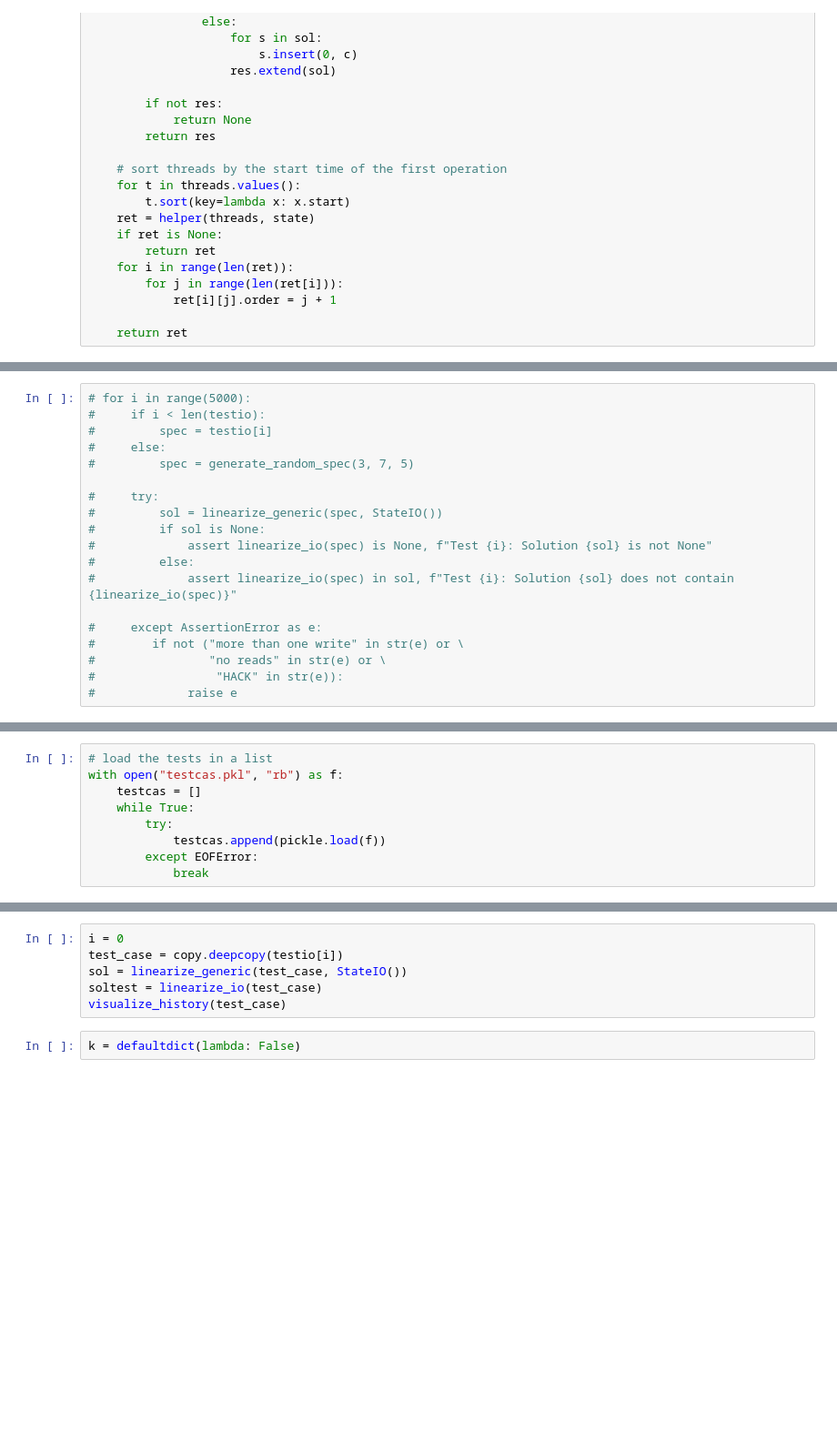
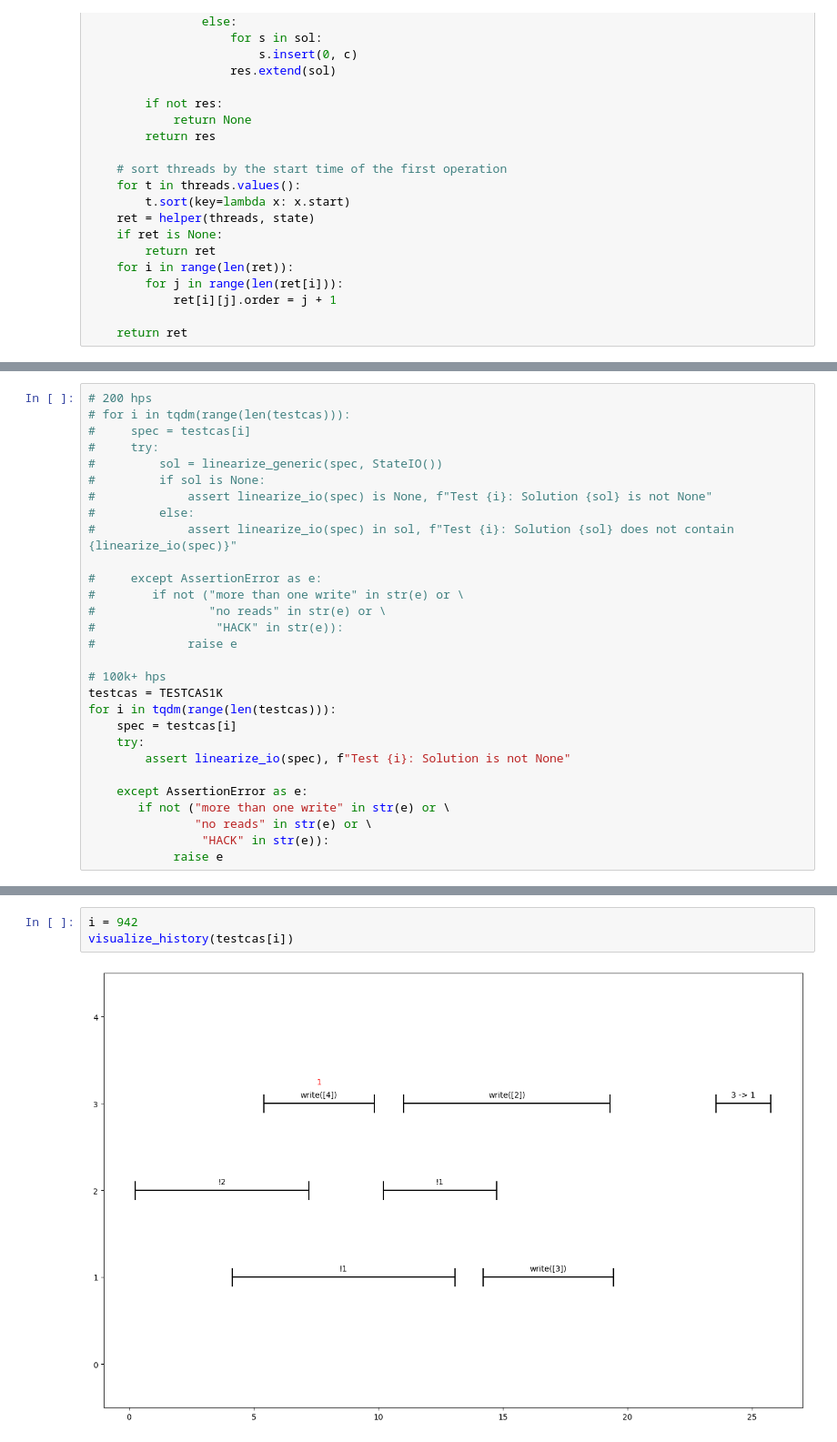
Before and after one commit to Pylyr/thesis-concurrency, a Jupyter notebook: linearization.ipynb, the cells around one changed output, grey strips where cells are left out. Shown: that part at 91% size. Saved outputs shown, nothing was run; the diff lists cells and outputs as text; blank space fills up the shorter version.

Commit message:
unordered false cas

```diff
--- a/linearization.ipynb
+++ b/linearization.ipynb
@@ -393,10 +477,7 @@ def generate_random_spec(n : int, m : int, p : int):
 # %%
-# for i in range(5000):
-#     if i < len(testio):
-#         spec = testio[i]
-#     else:
-#         spec = generate_random_spec(3, 7, 5)
-
+# 200 hps
+# for i in tqdm(range(len(testcas))):
+#     spec = testcas[i]
 #     try:
 #         sol = linearize_generic(spec, StateIO())
 #         if sol is None:
@@ -409,3 +490,16 @@ def generate_random_spec(n : int, m : int, p : int):
 #                "no reads" in str(e) or \
 #                 "HACK" in str(e)):
 #             raise e
+
+# 100k+ hps
+testcas = TESTCAS1K
+for i in tqdm(range(len(testcas))):
+    spec = testcas[i]
+    try:
+        assert linearize_io(spec), f"Test {i}: Solution is not None"
+
+    except AssertionError as e:
+       if not ("more than one write" in str(e) or \
+               "no reads" in str(e) or \
+                "HACK" in str(e)):
+            raise e
@@ -438,9 +507,0 @@ with open("testcas.pkl", "wb") as f:
-# %%
-# load the tests in a list
-with open("testcas.pkl", "rb") as f:
-    testcas = []
-    while True:
-        try:
-            testcas.append(pickle.load(f))
-        except EOFError:
-            break
@@ -468,8 +508,5 @@ visualize_history(sol[0])
-# %%
-i = 0
-test_case = copy.deepcopy(testio[i])
-sol = linearize_generic(test_case, StateIO())
-soltest = linearize_io(test_case)
-visualize_history(test_case)
-# %%
-k = defaultdict(lambda: False)
+# %%
+i = 942
+visualize_history(testcas[i])
+# %% [output]
+[figure, added]
```
Also changed, not shown: parts of 14 cells of this notebook, 8 other files.
